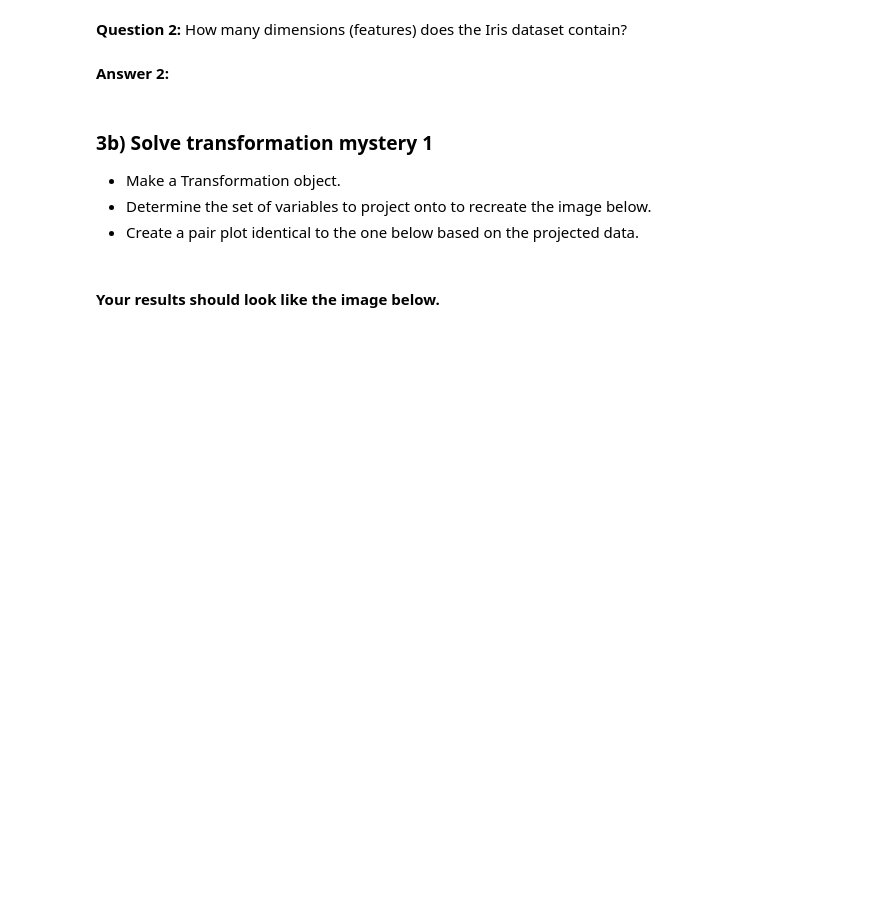
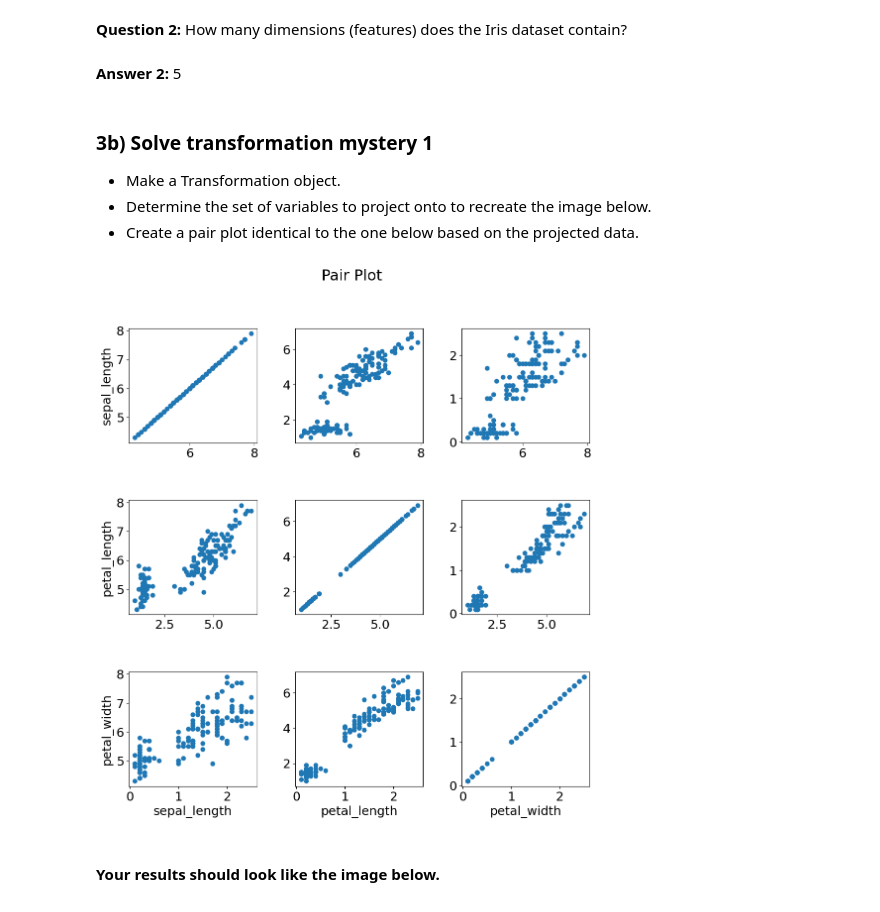
Before and after one commit to chloezhang714/CS252Projects, a Jupyter notebook: Project2CheckIn/transformations.ipynb, the cells around one changed output. Saved outputs shown, nothing was run; the diff lists cells and outputs as text; code cells hidden in the pictures; blank space fills up the shorter version.

```diff
--- a/Project2CheckIn/transformations.ipynb
+++ b/Project2CheckIn/transformations.ipynb
@@ -177,7 +187,7 @@ The objective of this task is to determine the set of matrix transformations to
 # %% [markdown]
 **Question 2:** How many dimensions (features) does the Iris dataset contain?
 # %% [markdown]
-**Answer 2:**
+**Answer 2:** 5
 # %% [markdown]
 ### 3b) Solve transformation mystery 1
 
@@ -189,3 +197,11 @@ The objective of this task is to determine the set of matrix transformations to
+# %%
+# Your code here
+tran_3b = Transformation(orig_dataset = iris_data)
+tran_3b.project(['sepal_length','petal_length','petal_width'])
+#p,a = an.pair_plot(['sepal_length','petal_length','petal_width'])
+p,a = tran_3b.pair_plot(['sepal_length','petal_length','petal_width'])
+# %% [output]
+[figure, added]
 # %% [markdown]
 #### Your results should look like the image below.
 
```
Also changed, not shown: parts of 24 cells of this notebook, 5 other files.
